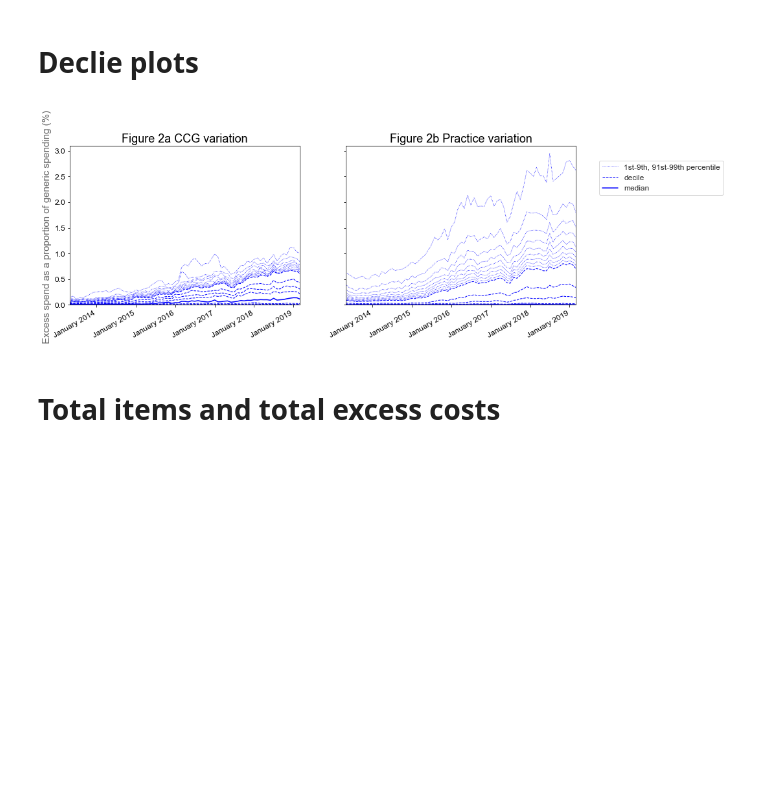
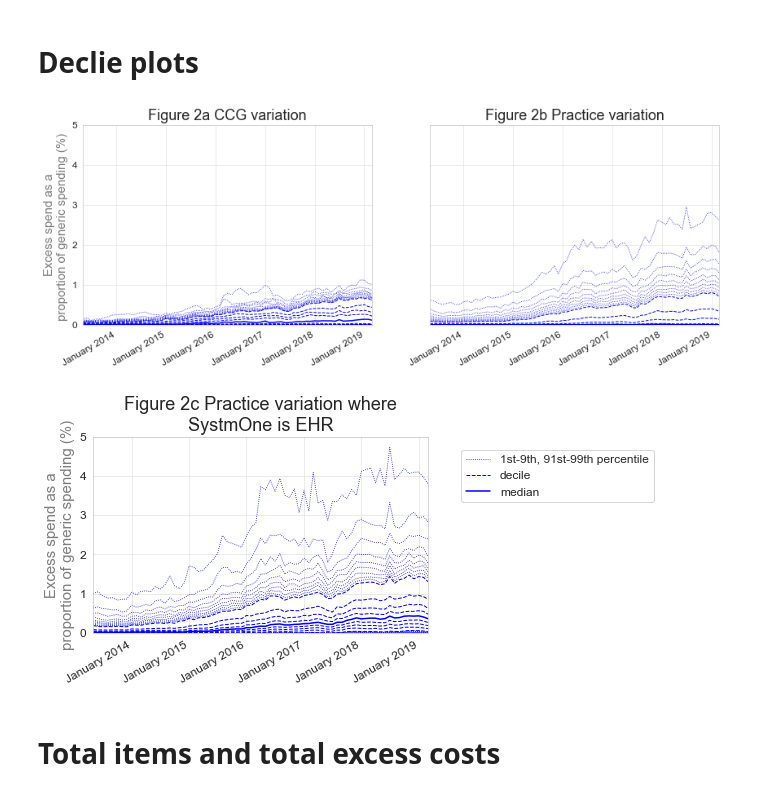
Before and after one commit to ebmdatalab/ghost_branded_generics_paper, a Jupyter notebook: Ghost Branded Generics.ipynb, the cells around one changed output. Drawn from its saved outputs; the diff is of its cells as text; code cells hidden in the pictures; blank space fills up the shorter version.

Commit message:
chaged order of data, created new graph
moved data import for EHRs towards the start of the notebook

adjusted figure 2 and added in SystmOne deciles grph

```diff
--- a/Ghost Branded Generics.ipynb
+++ b/Ghost Branded Generics.ipynb
@@ -41,0 +44,9 @@ ghost_df.head()
+# %%
+epr = pd.read_csv('GPSoC/complete.csv')
+epr = epr.rename(index=str, columns={"Principal Supplier": "Principal_Supplier",
+                                     "Principal System": "Principal_System"})
+epr['Date'] = pd.to_datetime(epr['Date'])
+epr.loc[epr['Principal_Supplier']=='TPP','Principal_Supplier'] = 'SystmOne'
+epr.loc[epr['Principal_Supplier']=='INPS','Principal_Supplier'] = 'Vision'
+epr = epr.drop('Unnamed: 0', axis=1)
+epr.head(5)
@@ -41,0 +99,3 @@ ghost_df.head()
+# %%
+ehr_by_ccg = pd.merge(by_epr, practice[['practice', 'month' ,'calc_val']].drop_duplicates(), left_on=['practice', 'month'], right_on= ['practice', 'month'], how='left')
+ehr_by_ccg.head(5)
@@ -41,0 +109,3 @@ ghost_df.head()
+# %%
+df_sysone_prac = ehr_by_ccg.loc[ehr_by_ccg['Principal_Supplier']=='SystmOne']
+df_sysone_prac.head(5)
@@ -160,38 +237,54 @@ plt.show()
 f = plt.figure(figsize=(14, 5))
 #f.suptitle('Sharing Y axis')
 f.autofmt_xdate()
 layout = gridspec.GridSpec(1, 2, figure=f)
 left_plot = plt.subplot(layout[0])
 right_plot = plt.subplot(layout[1], sharey=left_plot)  # Share the Y axis
+
 # ...and because it's shared, suppress ticks on the second chart
 plt.setp(right_plot.get_yticklabels(), visible=False)
 
 charts.deciles_chart(
     ccg,
     period_column='month',
     column='calc_val',
     title="Figure 2a CCG variation",
-    ylabel="Excess spend as a proportion of generic spending (%) ",
+    ylabel="Excess spend as a\nproportion of generic spending (%) ",
     show_outer_percentiles=True,
     show_legend=False,
-    ax=left_plot
+    ax=left_plot,
 )
+
 
 charts.deciles_chart(
     practice,
     period_column='month',
     column='calc_val',
     title="Figure 2b Practice variation",
     ylabel="",
     show_outer_percentiles=True,
-    show_legend=True,
-    ax=right_plot
+    show_legend=False,
+    ax=right_plot,
 )
+plt.ylim(0, 5)
+
+charts.deciles_chart(
+        df_sysone_prac,
+        period_column='month',
+        column='calc_val',
+        title="Figure 2c Practice variation where\nSystmOne is EHR",
+        ylabel= "Excess spend as a\nproportion of generic spending (%)",
+        show_outer_percentiles=True,
+        show_legend=True,
+
+)
+plt.ylim(0, 5)
 plt.savefig('deciles.png', format='png', dpi=300,bbox_inches='tight')
 plt.savefig(r'gbg_images\gbg_fig2_deciles_ccgprac.png')
 plt.show()
 # %% [output]
-[figure, old version]
+[figure, new version]
+[figure, added]
 # %% [markdown]
 # Total items and total excess costs
 # %%
```
Also changed, not shown: parts of 24 cells of this notebook, 5 other files.
